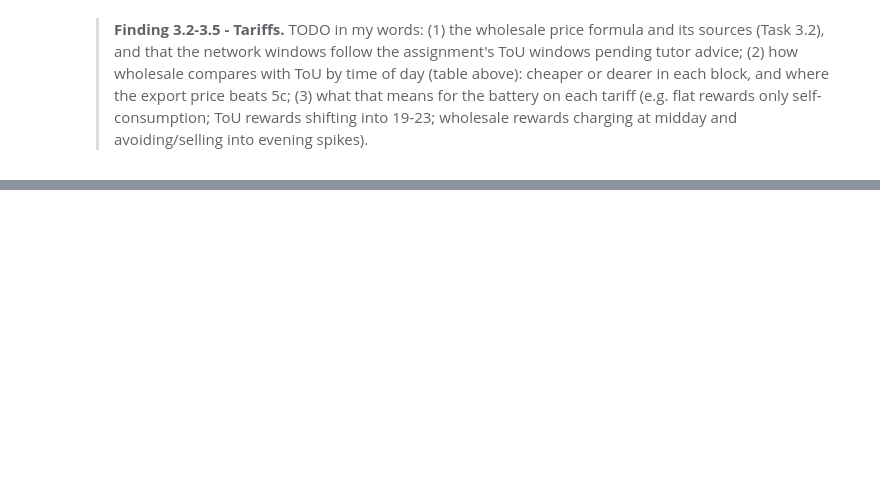
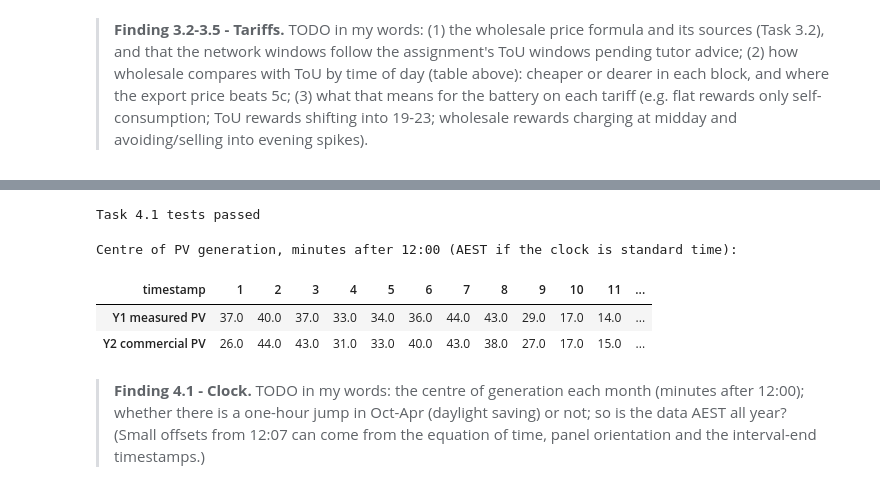
Before and after one commit to 7ayatibp/SOLA, a Jupyter notebook: SOLA4237_Assignment2.ipynb, the cells around one changed output, grey strips where cells are left out. Cells and saved outputs as stored; diff of their text form; code cells hidden in the pictures; blank space fills up the shorter version.

```diff
--- a/SOLA4237_Assignment2.ipynb
+++ b/SOLA4237_Assignment2.ipynb
@@ -1154,0 +1185,35 @@ blocks = pd.cut(prices.index.hour, [0, 7, 10, 16, 19, 23, 24], right=False,
+# %%
+def pv_centroid_hour(pv: pd.Series) -> pd.Series:
+    """PV-weighted mean hour of day for each month (e.g. 12.5 = 12:30): the centre of daily generation.
+
+    centroid = sum(hour x pv) / sum(pv), grouped by calendar month, using fractional hours (hour + minute / 60).
+    """
+    hour = pv.index.hour + pv.index.minute / 60.0
+    centroid = (pv * hour).groupby(pv.index.month).sum()/ pv.groupby(pv.index.month).sum()
+
+    return centroid
+# %%
+"""Tests for Task 4.1"""
+_i = pd.date_range("2023-01-01", "2023-02-28 23:55", freq="5min")
+_h = np.asarray(_i.hour + _i.minute / 60)
+_pv = pd.Series(np.clip(1 - np.abs(_h - 12) / 6, 0, None), index=_i)                    # symmetric about 12:00
+_pv[_i.month == 2] = np.clip(1 - np.abs(_h[_i.month == 2] - 13) / 6, 0, None)          # Feb shifted 1 h (like daylight saving)
+_c = pv_centroid_hour(_pv)
+assert np.isclose(_c.loc[1], 12.0) and np.isclose(_c.loc[2], 13.0)
+print("Task 4.1 tests passed")
+# %% [output]
+Task 4.1 tests passed
+# %%
+centroid = pd.DataFrame({
+    "Y1 measured PV":   pv_centroid_hour(dfc.loc[dfc.year == 1, "pv_meas_kW"].dropna()),
+    "Y2 commercial PV": pv_centroid_hour(dfc.loc[dfc.year == 2, "pv_comm_kW"]),
+})
+print("Centre of PV generation, minutes after 12:00 (AEST if the clock is standard time):")
+((centroid - 12) * 60).round(0).T
+# %% [output]
+Centre of PV generation, minutes after 12:00 (AEST if the clock is standard time):
+| timestamp | 1 | 2 | 3 | 4 | 5 | 6 | 7 | 8 | 9 | 10 | 11 | ... |
+| Y1 measured PV | 37.0 | 40.0 | 37.0 | 33.0 | 34.0 | 36.0 | 44.0 | 43.0 | 29.0 | 17.0 | 14.0 | ... |
+| Y2 commercial PV | 26.0 | 44.0 | 43.0 | 31.0 | 33.0 | 40.0 | 43.0 | 38.0 | 27.0 | 17.0 | 15.0 | ... |
+# %% [markdown]
+> **Finding 4.1 - Clock.** TODO in my words: the centre of generation each month (minutes after 12:00); whether there is a one-hour jump in Oct-Apr (daylight saving) or not; so is the data AEST all year? (Small offsets from 12:07 can come from the equation of time, panel orientation and the interval-end timestamps.)
```
Also changed, not shown: parts of 32 cells of this notebook, 1 other file.
